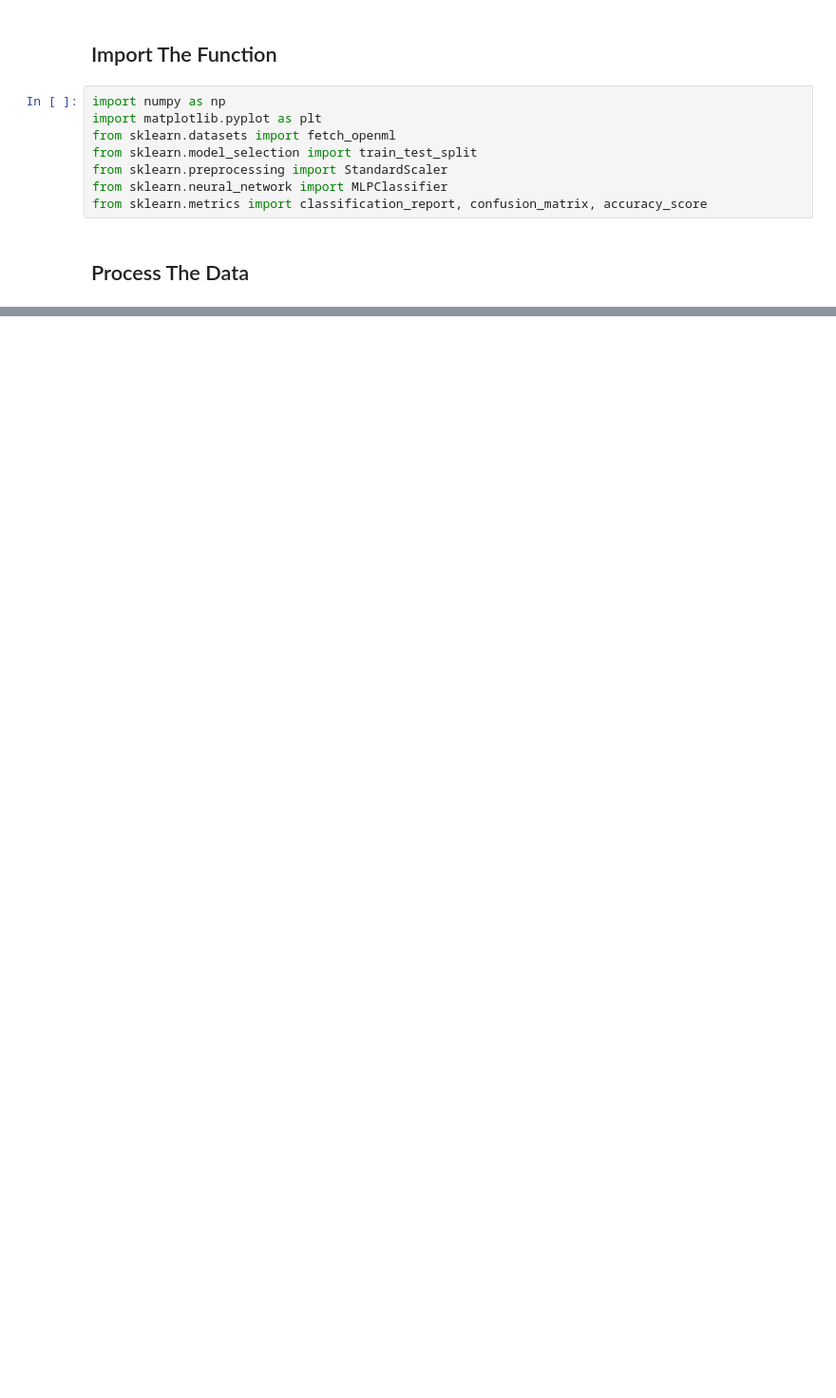
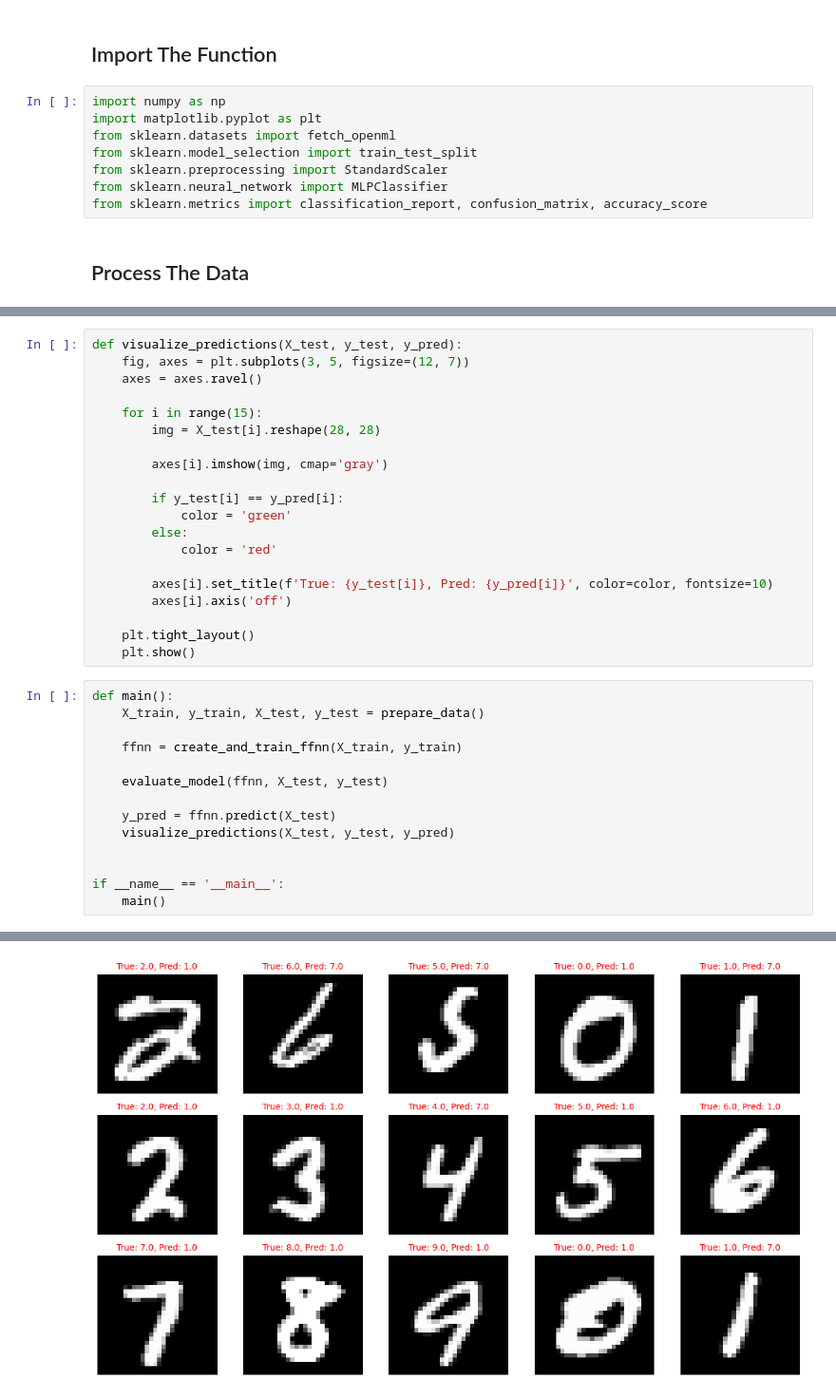
Before and after one commit to bagassambega/K01-IF3270-Tubes1-ML, a Jupyter notebook: src/sklearn/main.ipynb, the cells around one changed output, grey strips where cells are left out. Shown at 95% size. Saved outputs shown, nothing was run; the diff lists cells and outputs as text; blank space fills up the shorter version.

Commit message:
test: test sklearn and weight initialization

```diff
--- a/src/sklearn/main.ipynb
+++ b/src/sklearn/main.ipynb
@@ -96,0 +55,35 @@ if __name__ == '__main__':
+# %%
+def visualize_predictions(X_test, y_test, y_pred):
+    fig, axes = plt.subplots(3, 5, figsize=(12, 7))
+    axes = axes.ravel()
+
+    for i in range(15):
+        img = X_test[i].reshape(28, 28)
+
+        axes[i].imshow(img, cmap='gray')
+
+        if y_test[i] == y_pred[i]:
+            color = 'green'
+        else:
+            color = 'red'
+
+        axes[i].set_title(f'True: {y_test[i]}, Pred: {y_pred[i]}', color=color, fontsize=10)
+        axes[i].axis('off')
+
+    plt.tight_layout()
+    plt.show()
+# %%
+def main():
+    X_train, y_train, X_test, y_test = prepare_data()
+
+    ffnn = create_and_train_ffnn(X_train, y_train)
+
+    evaluate_model(ffnn, X_test, y_test)
+
+    y_pred = ffnn.predict(X_test)
+    visualize_predictions(X_test, y_test, y_pred)
+
+
+if __name__ == '__main__':
+    main()
+# %% [output]
@@ -96,0 +108 @@ if __name__ == '__main__':
+[figure, added]
```
Also changed, not shown: parts of 5 cells of this notebook, 2 other files.
